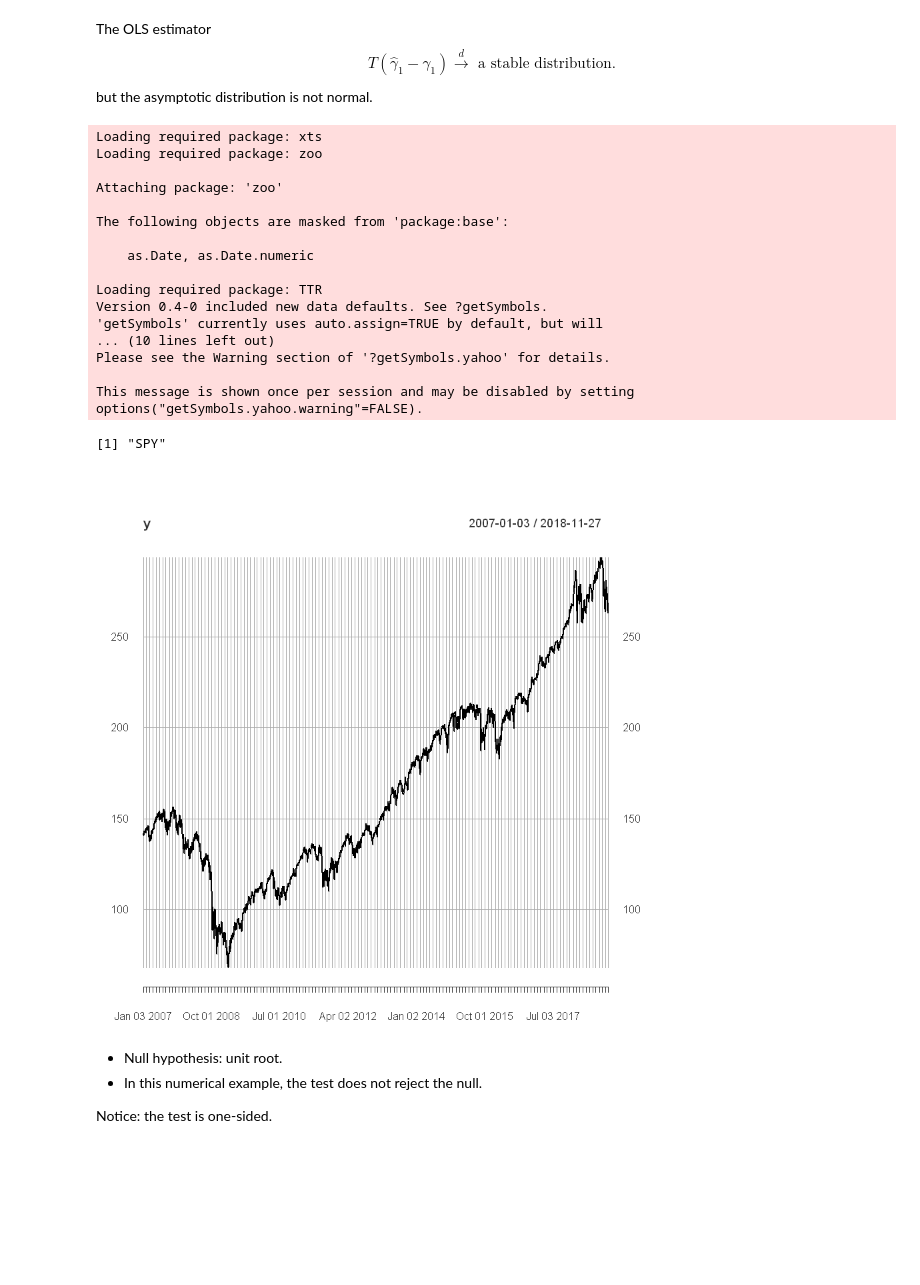
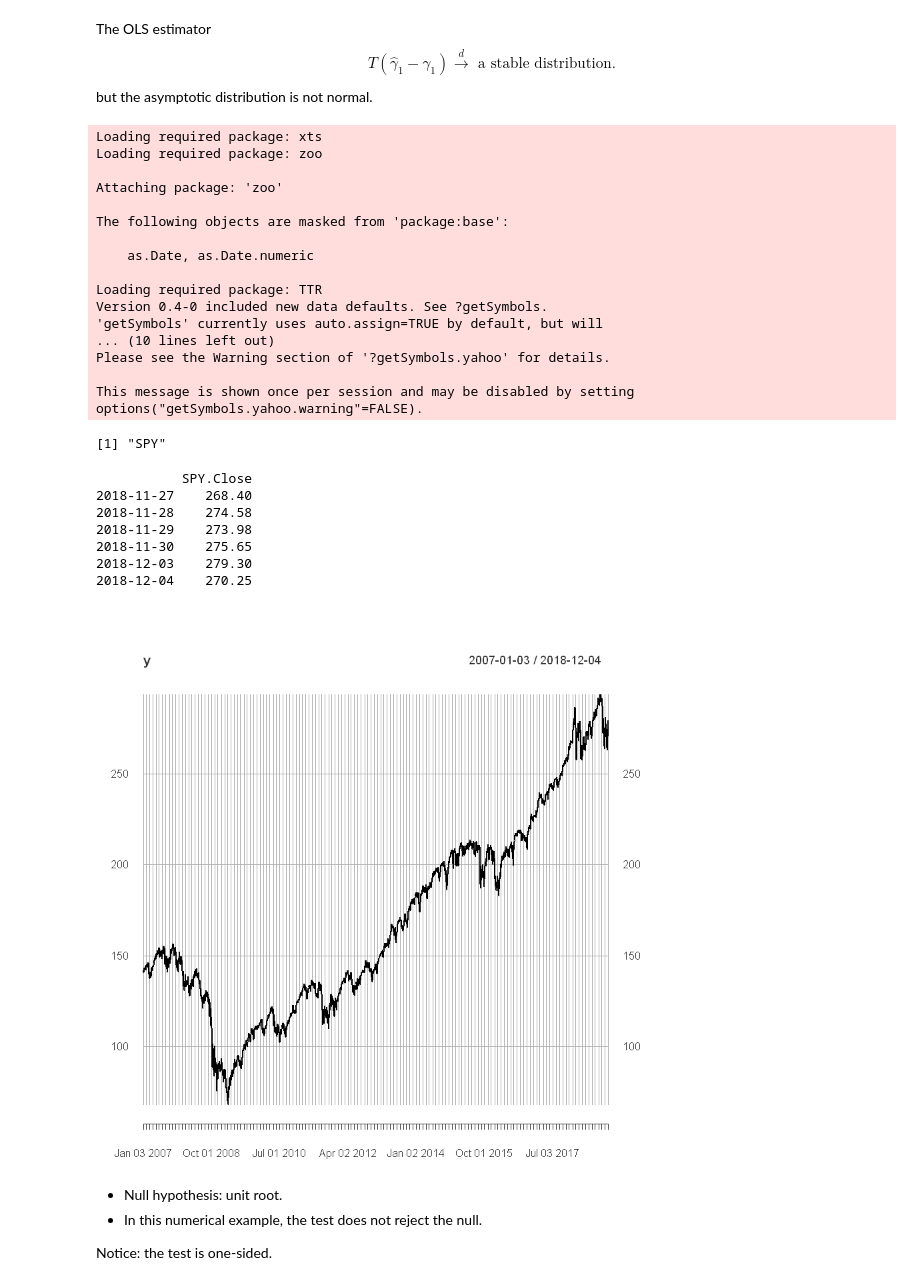
Before and after one commit to zhentaoshi/Econ5121A, a Jupyter notebook: Msc/time_series_2.ipynb, the cells around one changed output. Drawn from its saved outputs; the diff is of its cells as text; code cells hidden in the pictures; blank space fills up the shorter version.

```diff
--- a/Msc/time_series_2.ipynb
+++ b/Msc/time_series_2.ipynb
@@ -78,28 +78,36 @@ but the asymptotic distribution is not normal.
 # %%
 library(quantmod)
 getSymbols("SPY") # S&P 500
 y = SPY$SPY.Close
 plot(y, type = "l")
+tail(y)
 # %% [output]
 Loading required package: xts
 Loading required package: zoo
 
 Attaching package: 'zoo'
 
 The following objects are masked from 'package:base':
 
     as.Date, as.Date.numeric
 
 Loading required package: TTR
 Version 0.4-0 included new data defaults. See ?getSymbols.
 'getSymbols' currently uses auto.assign=TRUE by default, but will
 ... (10 lines left out)
 Please see the Warning section of '?getSymbols.yahoo' for details.
 
 This message is shown once per session and may be disabled by setting
 options("getSymbols.yahoo.warning"=FALSE).
 [1] "SPY"
+           SPY.Close
+2018-11-27    268.40
+2018-11-28    274.58
+2018-11-29    273.98
+2018-11-30    275.65
+2018-12-03    279.30
+2018-12-04    270.25
-[figure, old version]
+[figure, new version]
 # %% [markdown]
 * Null hypothesis: unit root.
 * In this numerical example, the test does not reject the null.
```
Also changed, not shown: parts of 3 cells of this notebook.
